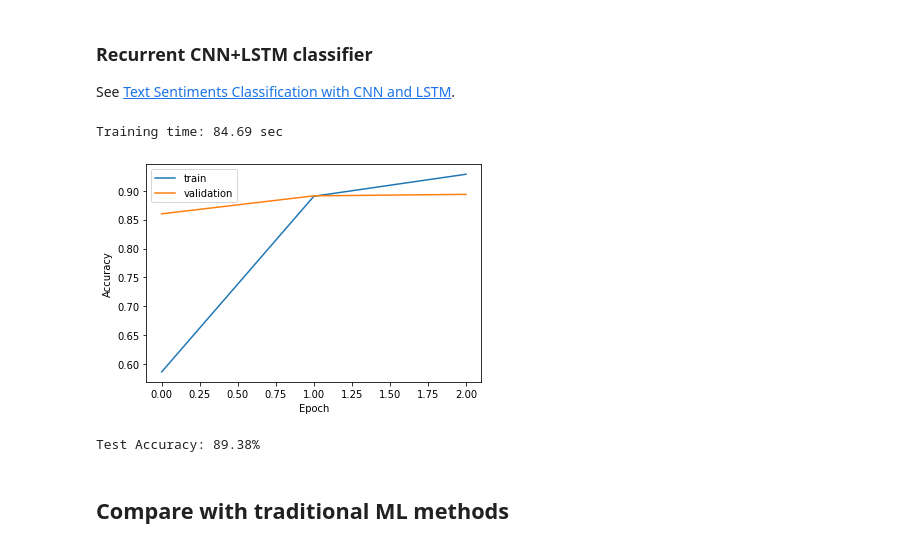
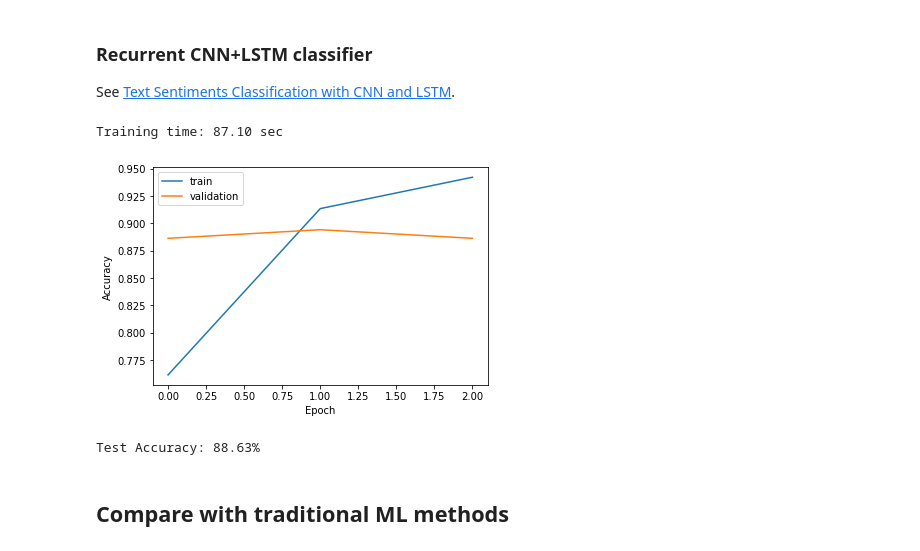
Before and after one commit to jhagelback/ml-sk, a Jupyter notebook: Keras/IMDB sentiment analysis.ipynb, the cells around one changed output. Cells and saved outputs as stored; diff of their text form; code cells hidden in the pictures.

```diff
--- a/Keras/IMDB sentiment analysis.ipynb
+++ b/Keras/IMDB sentiment analysis.ipynb
@@ -150,27 +150,27 @@ See <a href="https://medium.com/@mrunal68/text-sentiments-classification-with-cn
 # %%
 model = Sequential()
 # Embedding layer
 model.add(Embedding(input_dim=top_words, output_dim=embedding_size, input_length=max_words))
 # ConvNet layer
 model.add(Conv1D(filters=32, kernel_size=5, padding="same", activation="relu"))
 model.add(MaxPooling1D())
 model.add(Conv1D(filters=32, kernel_size=5, padding="same", activation="relu"))
 model.add(MaxPooling1D())
 # Recurrent layer using GRU
 model.add(GRU(32, return_sequences=True, dropout=0.2, recurrent_dropout=0.2))
 # Fully connected layer
 model.add(Flatten())
-model.add(Dense(128, activation="relu"))
+model.add(Dense(250, activation="relu")) # 128
 model.add(Dropout(0.4))
 model.add(Dense(1, activation="sigmoid"))
 
 model.compile(loss="binary_crossentropy", optimizer=Adam(learning_rate=0.005, amsgrad=True), metrics=["accuracy"])
 
 train_and_evaluate(model, no_epochs=3)
 # %% [output]
-Training time: 84.69 sec
+Training time: 87.10 sec
-[figure, old version]
+[figure, new version]
-Test Accuracy: 89.38%
+Test Accuracy: 88.63%
 # %% [markdown]
 <h2>Compare with traditional ML methods</h2>
 # %% [markdown]
```
